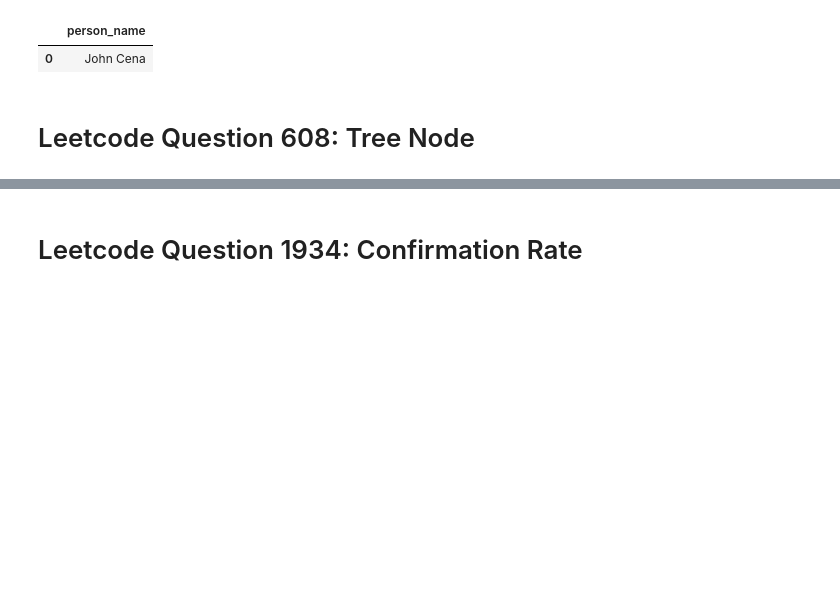
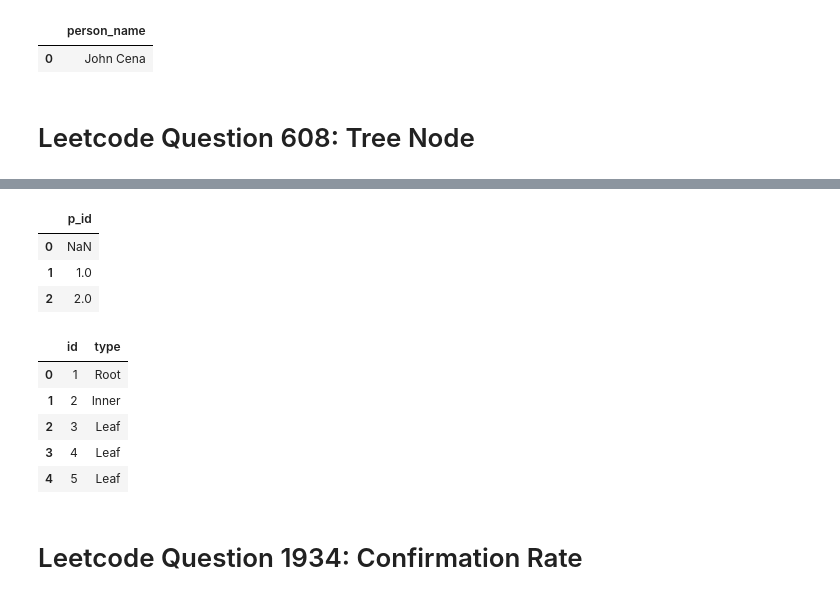
Before and after one commit to DanialArab/SQL, a Jupyter notebook: Leetcode Database Questions/Leetcode_Database_Questions.ipynb, the cells around one changed output, grey strips where cells are left out. Saved outputs shown, nothing was run; the diff lists cells and outputs as text; code cells hidden in the pictures; blank space fills up the shorter version.

```diff
--- a/Leetcode Database Questions/Leetcode_Database_Questions.ipynb
+++ b/Leetcode Database Questions/Leetcode_Database_Questions.ipynb
@@ -3546,5 +3550,5 @@ insert_data_to_table("Leetcode_Q_", "", schema, data)
 # %%
-con = connector('')
+con = connector('Leetcode_Q_608')
 # %%
 pd.read_sql("""
 SELECT *
@@ -3553,3 +3564,60 @@ FROM
+# %%
+pd.read_sql("""
+
+    SELECT DISTINCT p_id
+    FROM Tree
+
+
+
+
+
+""", con)
+# %% [output]
+|  | p_id |
+| 0 | NaN |
+| 1 | 1.0 |
+| 2 | 2.0 |
+# %%
+pd.read_sql("""
+
+SELECT
+    id,
+    CASE
+        WHEN p_id IS NULL THEN 'Root'
+    END AS type
+FROM Tree
+WHERE p_id IS NULL
+UNION
+
+SELECT
+    id,
+    'Leaf' AS type
+FROM Tree
+WHERE id NOT IN (
+            SELECT DISTINCT p_id
+            FROM Tree
+            WHERE p_id IS NOT NULL
+) AND p_id IS NOT NULL
+UNION
+SELECT
+    id,
+    'Inner' AS type
+FROM Tree
+WHERE id IN (
+            SELECT DISTINCT p_id
+            FROM Tree
+) AND p_id IS NOT NULL
+ORDER BY id
+
+
+""", con)
+# %% [output]
+|  | id | type |
+| 0 | 1 | Root |
+| 1 | 2 | Inner |
+| 2 | 3 | Leaf |
+| 3 | 4 | Leaf |
+| 4 | 5 | Leaf |
 # %% [markdown]
 # Leetcode Question 1934: Confirmation Rate
 # %%
```
Also changed, not shown: parts of 40 cells of this notebook.
